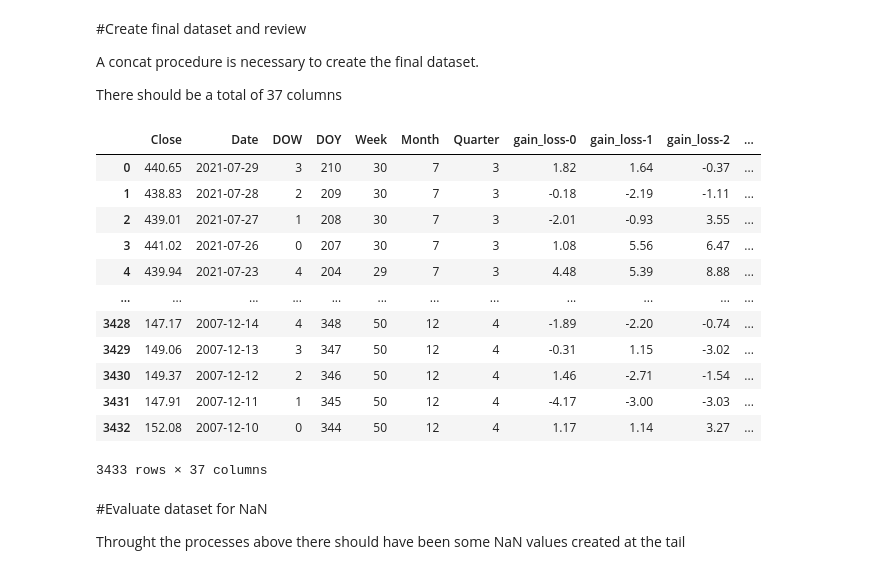
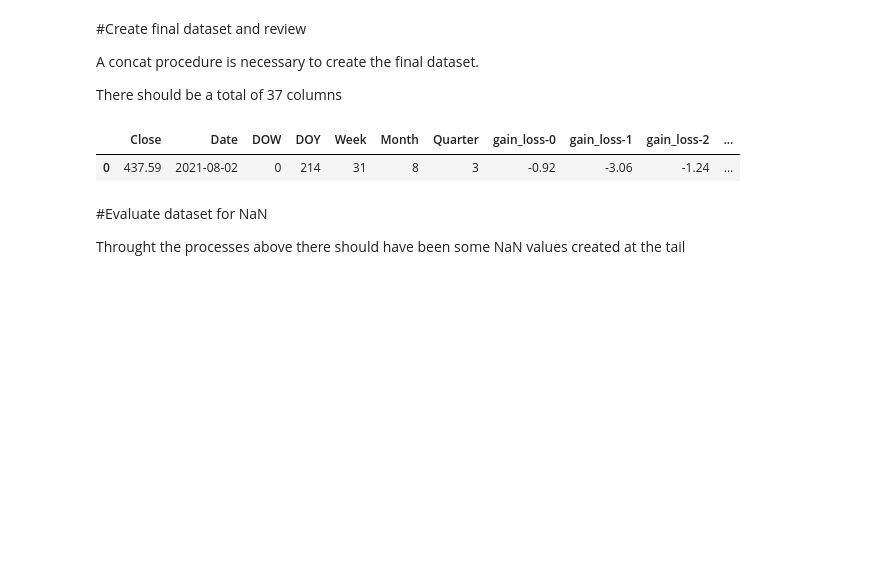
Before and after one commit to kappandrew2/DataPreProcessing, a Jupyter notebook: MarketResearch.ipynb, the cells around one changed output. Saved outputs shown, nothing was run; the diff lists cells and outputs as text; code cells hidden in the pictures; blank space fills up the shorter version.

```diff
--- a/MarketResearch.ipynb
+++ b/MarketResearch.ipynb
@@ -337,0 +391,19 @@ Name: prior_day-0, Length: 3438, dtype: float64
+# %%
+dataset = pd.concat([dataset,
+                       rolling_close_3,
+                       rolling_close_6,
+                       rolling_close_9,
+                       rolling_close_12,
+                       rolling_close_15,
+                       rolling_close_18,
+                       rolling_close_21,
+                       rolling_close_3b,
+                       rolling_close_6b,
+                       rolling_close_9b,
+                       rolling_close_12b,
+                       rolling_close_15b,
+                       rolling_close_18b,
+                       rolling_close_21b
+                       ], axis = 1)
+
+print(dataset)
@@ -337,0 +434,12 @@ Name: prior_day-0, Length: 3438, dtype: float64
+# %%
+rolling_close_total_b =  (dataset['rolling_close_3b'] +
+                                     dataset['rolling_close_6b'] +
+                                     dataset['rolling_close_9b'] +
+                                     dataset['rolling_close_12b'] +
+                                     dataset['rolling_close_15b'] +
+                                     dataset['rolling_close_18b'] +
+                                     dataset['rolling_close_21b']
+                                     )
+dataset['rolling_close_total_b'] = rolling_close_total_b
+
+dataset.head(-1)
@@ -435,30 +557,19 @@ There should be a total of 37 columns
 # %%
 dataset_final = pd.concat([dataset,
            rolling_prior_day_5,
            rolling_prior_day_10,
            rolling_prior_day_15,
            rolling_prior_day_20,
            rolling_prior_day_25,
            rolling_prior_day_30,
            y_df,
            yb_df],
            axis = 1)
 
-dataset_final.head(-5)
+dataset_final.head(1)
 # %% [output]
 |  | Close | Date | DOW | DOY | Week | Month | Quarter | gain_loss-0 | gain_loss-1 | gain_loss-2 | ... |
-| 0 | 440.65 | 2021-07-29 | 3 | 210 | 30 | 7 | 3 | 1.82 | 1.64 | -0.37 | ... |
-| 1 | 438.83 | 2021-07-28 | 2 | 209 | 30 | 7 | 3 | -0.18 | -2.19 | -1.11 | ... |
-| 2 | 439.01 | 2021-07-27 | 1 | 208 | 30 | 7 | 3 | -2.01 | -0.93 | 3.55 | ... |
-| 3 | 441.02 | 2021-07-26 | 0 | 207 | 30 | 7 | 3 | 1.08 | 5.56 | 6.47 | ... |
-| 4 | 439.94 | 2021-07-23 | 4 | 204 | 29 | 7 | 3 | 4.48 | 5.39 | 8.88 | ... |
-| ... | ... | ... | ... | ... | ... | ... | ... | ... | ... | ... | ... |
-| 3428 | 147.17 | 2007-12-14 | 4 | 348 | 50 | 12 | 4 | -1.89 | -2.20 | -0.74 | ... |
-| 3429 | 149.06 | 2007-12-13 | 3 | 347 | 50 | 12 | 4 | -0.31 | 1.15 | -3.02 | ... |
-| 3430 | 149.37 | 2007-12-12 | 2 | 346 | 50 | 12 | 4 | 1.46 | -2.71 | -1.54 | ... |
-| 3431 | 147.91 | 2007-12-11 | 1 | 345 | 50 | 12 | 4 | -4.17 | -3.00 | -3.03 | ... |
-| 3432 | 152.08 | 2007-12-10 | 0 | 344 | 50 | 12 | 4 | 1.17 | 1.14 | 3.27 | ... |
+| 0 | 437.59 | 2021-08-02 | 0 | 214 | 31 | 8 | 3 | -0.92 | -3.06 | -1.24 | ... |
-3433 rows × 37 columns
 # %% [markdown]
 #Evaluate dataset for NaN
 
```
Also changed, not shown: parts of 65 cells of this notebook.
